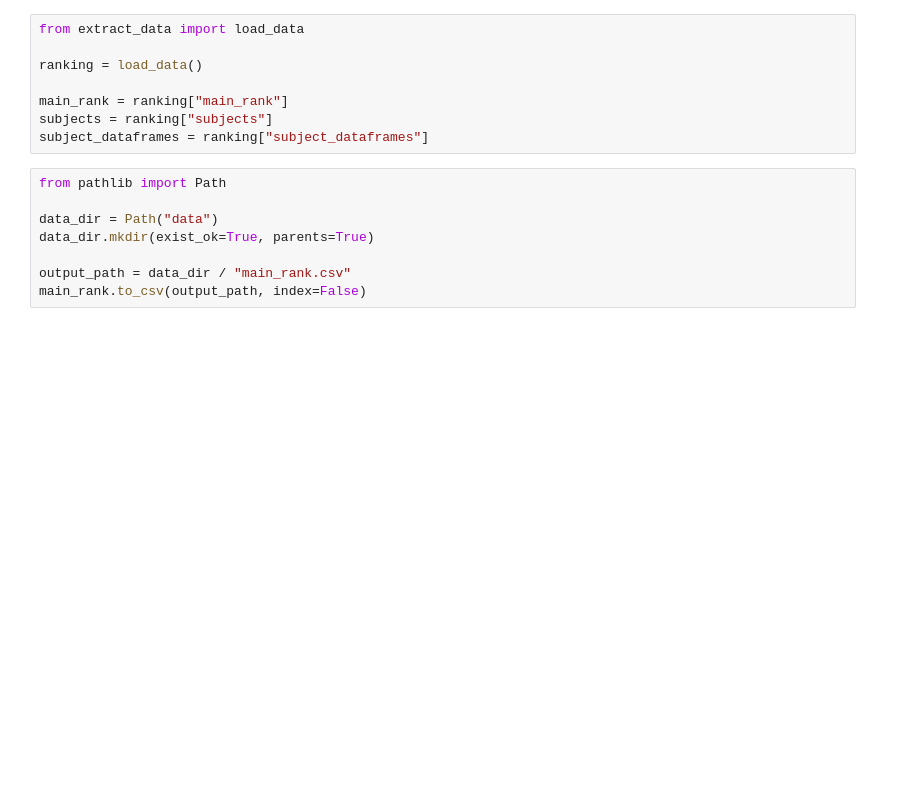
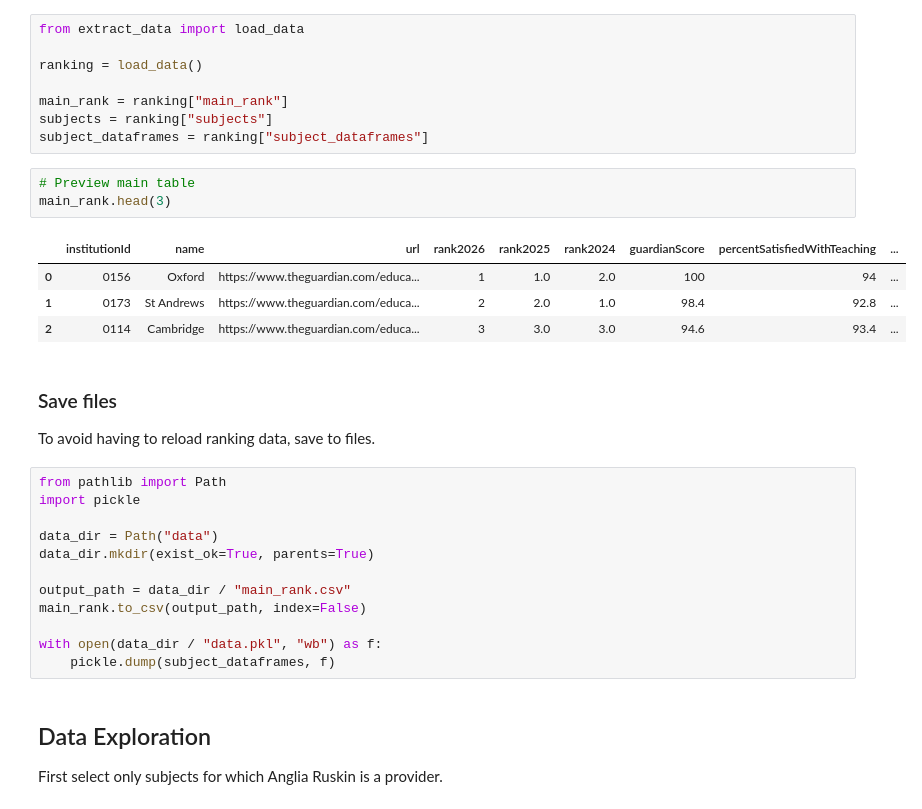
Before and after one commit to mjduarterosa/guardian-univ-ranking, a Jupyter notebook: explore_ranking.ipynb, the cells around one changed output. Drawn from its saved outputs; the diff is of its cells as text; blank space fills up the shorter version.

```diff
--- a/explore_ranking.ipynb
+++ b/explore_ranking.ipynb
@@ -12,14 +12,32 @@ ranking = load_data()
 main_rank = ranking["main_rank"]
 subjects = ranking["subjects"]
 subject_dataframes = ranking["subject_dataframes"]
+# %%
+# Preview main table
+main_rank.head(3)
+# %% [output]
+|  | institutionId | name | url | rank2026 | rank2025 | rank2024 | guardianScore | percentSatisfiedWithTeaching | ... |
+| 0 | 0156 | Oxford | https://www.theguardian.com/educa... | 1 | 1.0 | 2.0 | 100 | 94 | ... |
+| 1 | 0173 | St Andrews | https://www.theguardian.com/educa... | 2 | 2.0 | 1.0 | 98.4 | 92.8 | ... |
+| 2 | 0114 | Cambridge | https://www.theguardian.com/educa... | 3 | 3.0 | 3.0 | 94.6 | 93.4 | ... |
+# %% [markdown]
+### Save files
+To avoid having to reload ranking data, save to files.
 # %%
 from pathlib import Path
+import pickle
 
 data_dir = Path("data")
 data_dir.mkdir(exist_ok=True, parents=True)
 
 output_path = data_dir / "main_rank.csv"
 main_rank.to_csv(output_path, index=False)
+
+with open(data_dir / "data.pkl", "wb") as f:
+    pickle.dump(subject_dataframes, f)
+# %% [markdown]
+## Data Exploration
+First select only subjects for which Anglia Ruskin is a provider.
 # %%
 subject_dataframes_anglia = {
     subject_id: subject_df
```
Also changed, not shown: parts of 4 cells of this notebook.
